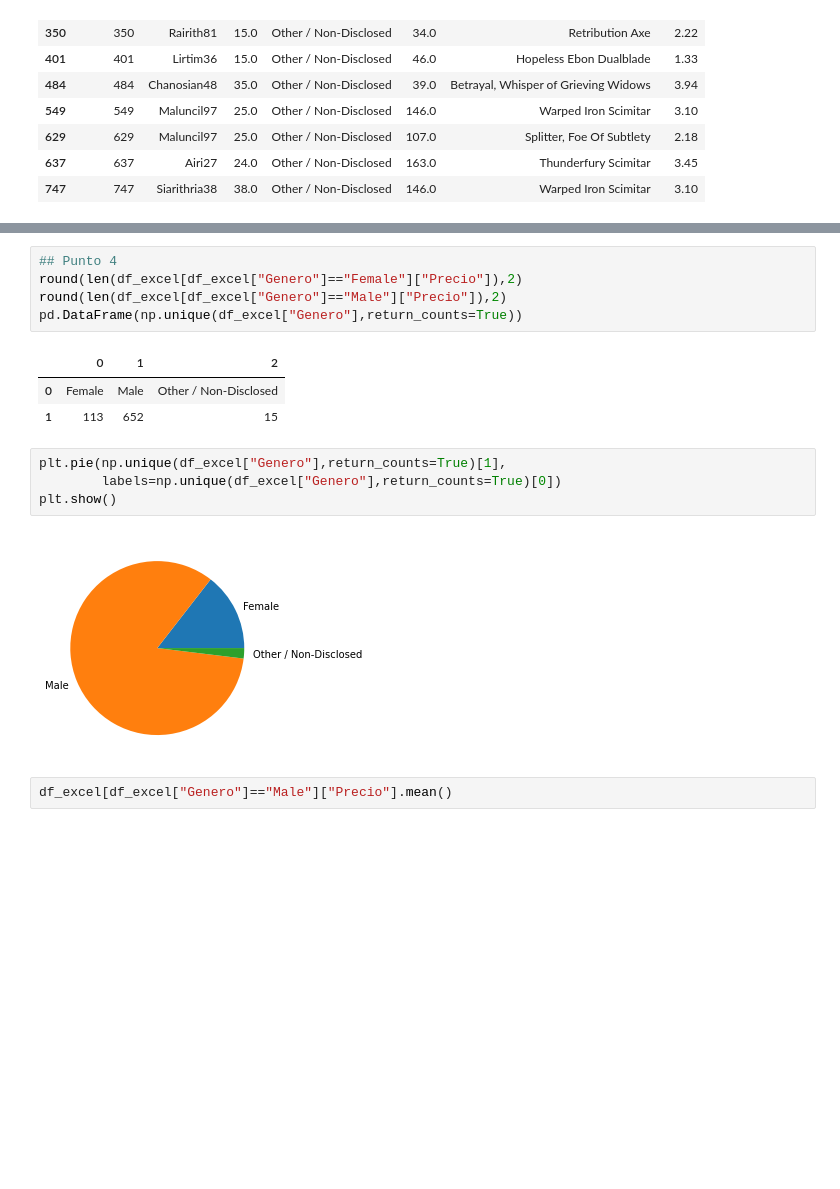
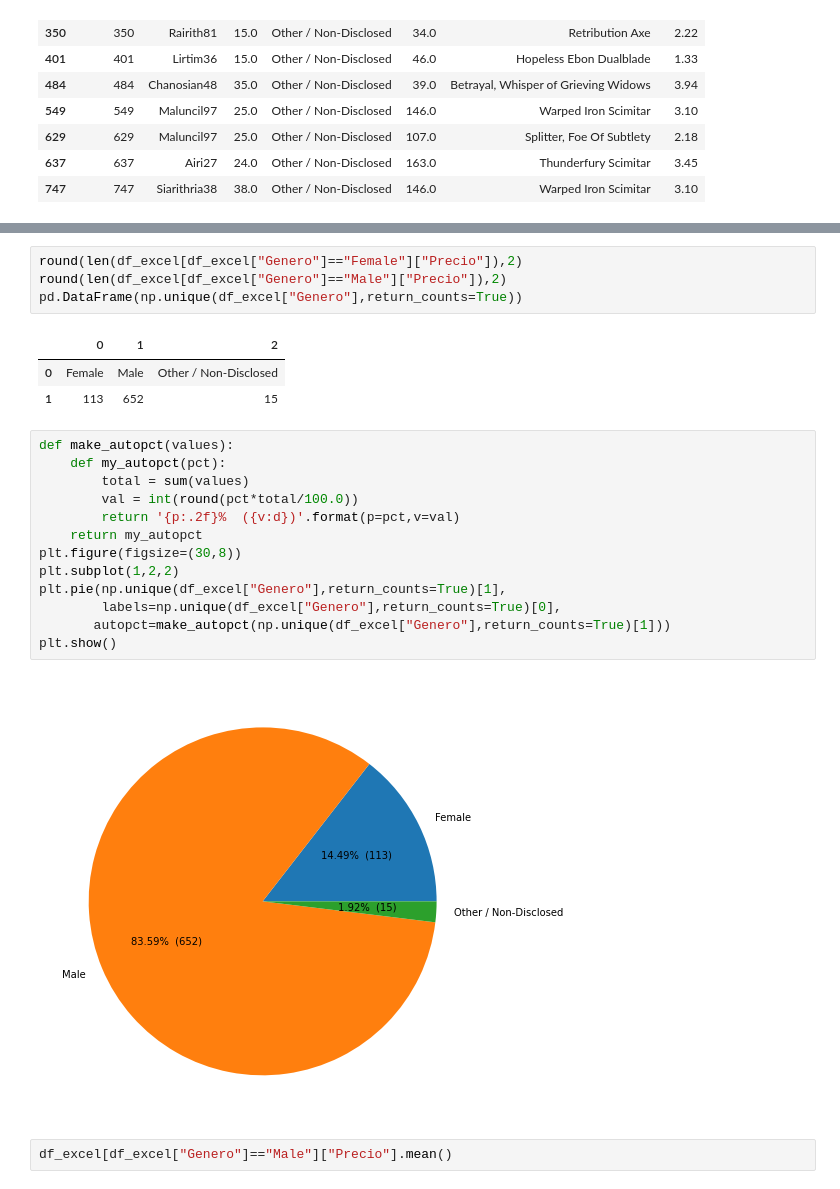
Before and after one commit to hmarbello/Tarea1AnalisisDeDatos, a Jupyter notebook: Tarea_1_Modulo1_AnalisisDeDatos.ipynb, the cells around one changed output, grey strips where cells are left out. Saved outputs shown, nothing was run; the diff lists cells and outputs as text; blank space fills up the shorter version.

```diff
--- a/Tarea_1_Modulo1_AnalisisDeDatos.ipynb
+++ b/Tarea_1_Modulo1_AnalisisDeDatos.ipynb
@@ -337,5 +376,4 @@ df_excel[(df_excel["Genero"]!="Male") & (df_excel["Genero"]!="Female")]
 # %%
-## Punto 4
 round(len(df_excel[df_excel["Genero"]=="Female"]["Precio"]),2)
 round(len(df_excel[df_excel["Genero"]=="Male"]["Precio"]),2)
 pd.DataFrame(np.unique(df_excel["Genero"],return_counts=True))
@@ -344,11 +382,20 @@ pd.DataFrame(np.unique(df_excel["Genero"],return_counts=True))
 | 0 | Female | Male | Other / Non-Disclosed |
 | 1 | 113 | 652 | 15 |
 # %%
+def make_autopct(values):
+    def my_autopct(pct):
+        total = sum(values)
+        val = int(round(pct*total/100.0))
+        return '{p:.2f}%  ({v:d})'.format(p=pct,v=val)
+    return my_autopct
+plt.figure(figsize=(30,8))
+plt.subplot(1,2,2)
 plt.pie(np.unique(df_excel["Genero"],return_counts=True)[1],
-        labels=np.unique(df_excel["Genero"],return_counts=True)[0])
+        labels=np.unique(df_excel["Genero"],return_counts=True)[0],
+       autopct=make_autopct(np.unique(df_excel["Genero"],return_counts=True)[1]))
 plt.show()
 # %% [output]
-[figure, old version]
+[figure, new version]
 # %%
 df_excel[df_excel["Genero"]=="Male"]["Precio"].mean()
 # %% [output]
```
Also changed, not shown: parts of 33 cells of this notebook.
